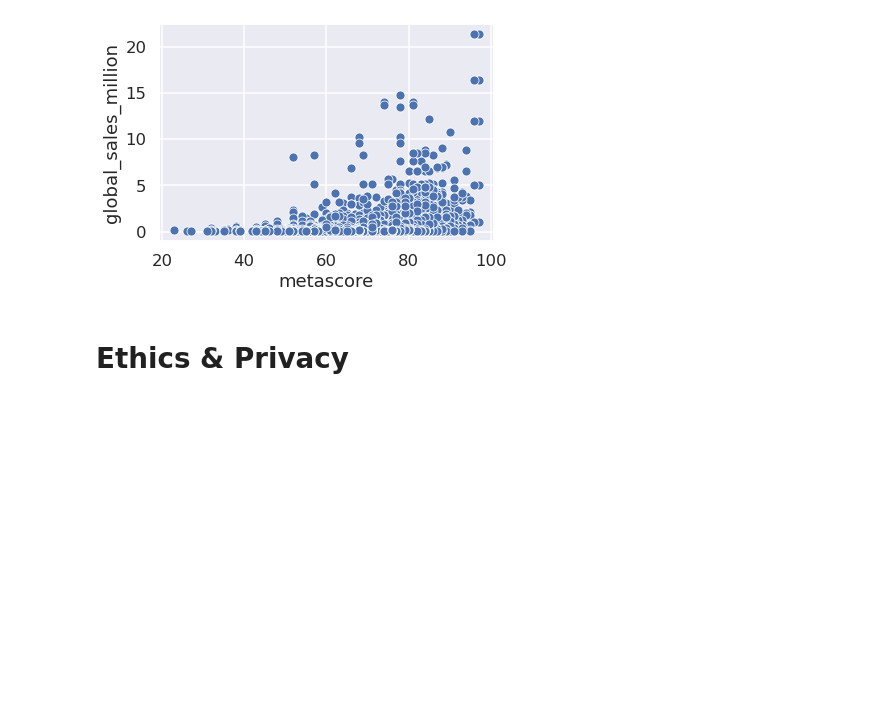
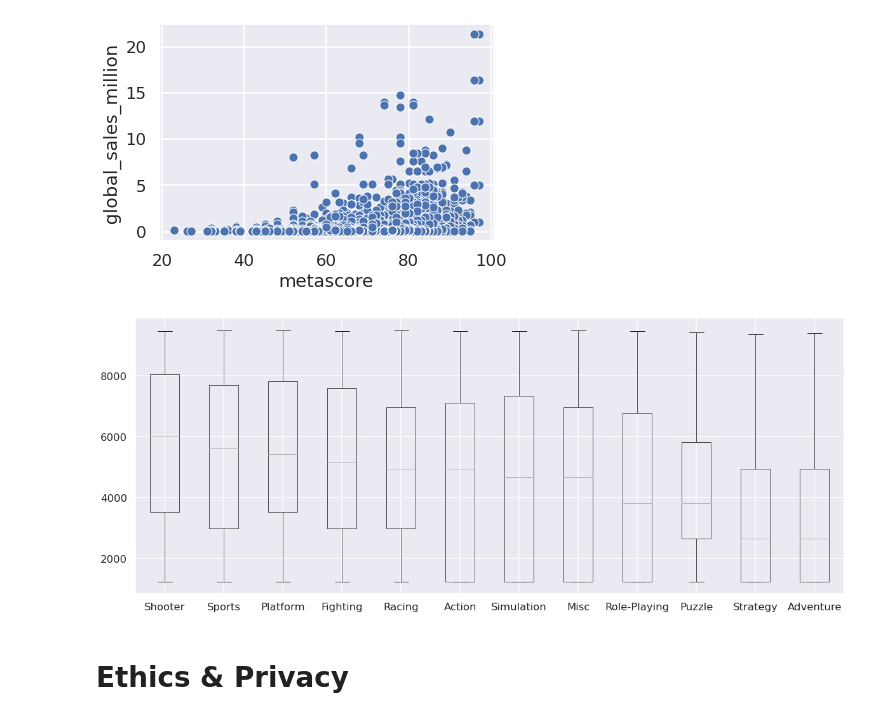
Before and after one commit to kvh8899/mostpopvidgame, a Jupyter notebook: FinalProject_group004_actual.ipynb, the cells around one changed output. Cells and saved outputs as stored; diff of their text form; code cells hidden in the pictures; blank space fills up the shorter version.

Commit message:
boxplots

```diff
--- a/FinalProject_group004_actual.ipynb
+++ b/FinalProject_group004_actual.ipynb
@@ -335,6 +335,19 @@ sns.scatterplot(data=x, x="metascore", y="global_sales_million")
 # %% [output]
 <matplotlib.axes._subplots.AxesSubplot at 0x...>
 [figure]
+# %%
+s = sales.loc[:, ['genre', 'na_sales_million']]
+s['rank'] = s['na_sales_million'].rank()
+# %%
+group = s.groupby('genre')
+df2 = pd.DataFrame({col:vals['rank'] for col,vals in group})
+meds = df2.median()
+meds.sort_values(ascending=False, inplace=True)
+df2 = df2[meds.index]
+df2.boxplot(figsize=(20,8))
+plt.show()
+# %% [output]
+[figure, added]
 # %% [markdown]
 # Ethics & Privacy
 # %% [markdown]
```
